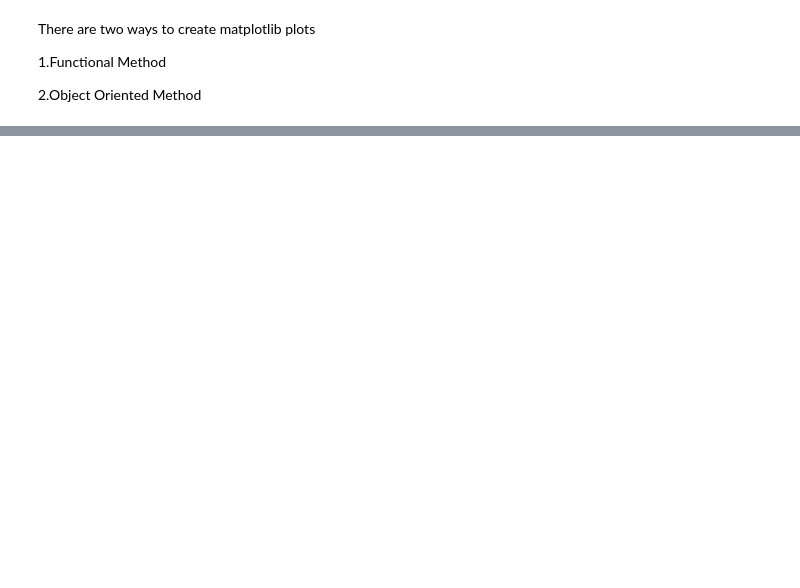
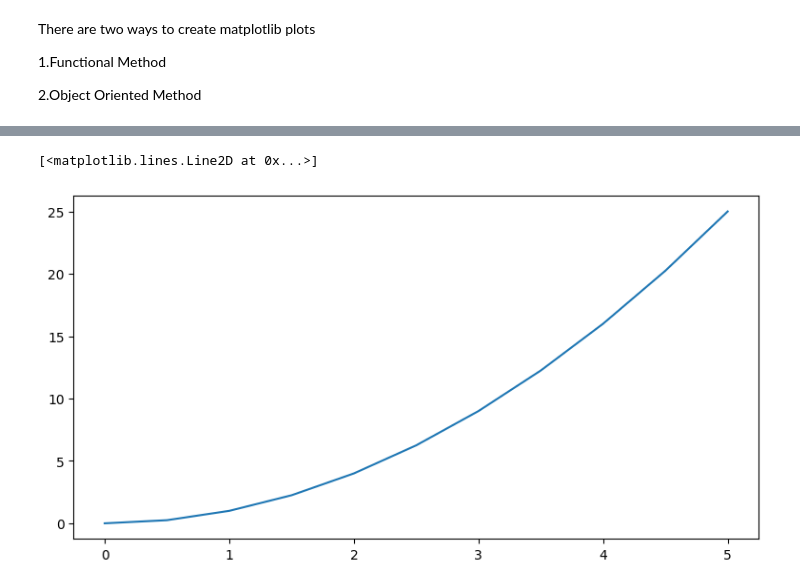
Before and after one commit to aansheeagrwal/python-training, a Jupyter notebook: Matplotlib.ipynb, the cells around one changed output, grey strips where cells are left out. Drawn from its saved outputs; the diff is of its cells as text; code cells hidden in the pictures; blank space fills up the shorter version.

```diff
--- a/Matplotlib.ipynb
+++ b/Matplotlib.ipynb
@@ -278,0 +308,13 @@ matplotlib.pyplot.show()
+# %%
+"""plt.figure() function returns Figure
+* When we plot data on a  graph, that graph will be drawn on a figure.
+* By default, a figure is automatically generated during ploting in matplotlib.
+"""
+fig = plt.figure() #figure object created,it is kind of blank canvas.
+x = numpy.linspace(0,5,11)
+y = x**2
+ax = fig.add_axes([0.1, 0.1, 0.9, 0.9]) #4 parameter provided in a list-left, bottom, width, height
+plt.plot(x,y)
+# %% [output]
+[<matplotlib.lines.Line2D at 0x...>]
+[figure, added]
```
Also changed, not shown: parts of 32 cells of this notebook.
